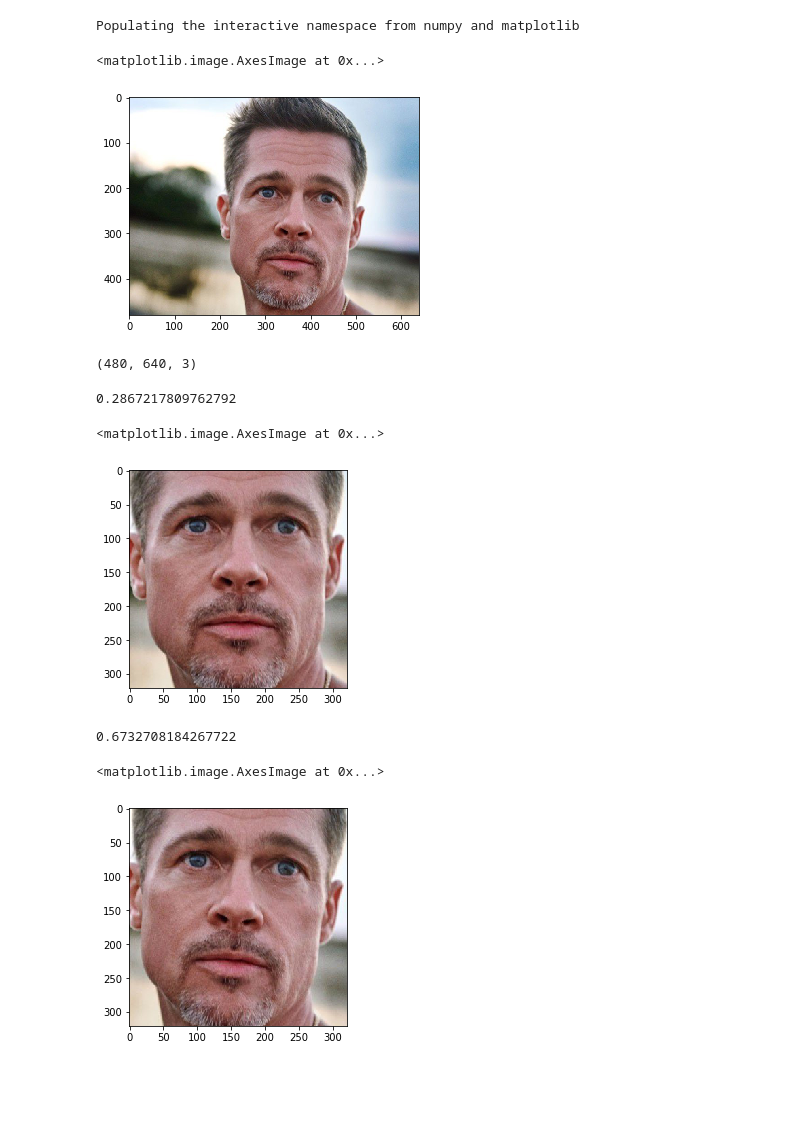
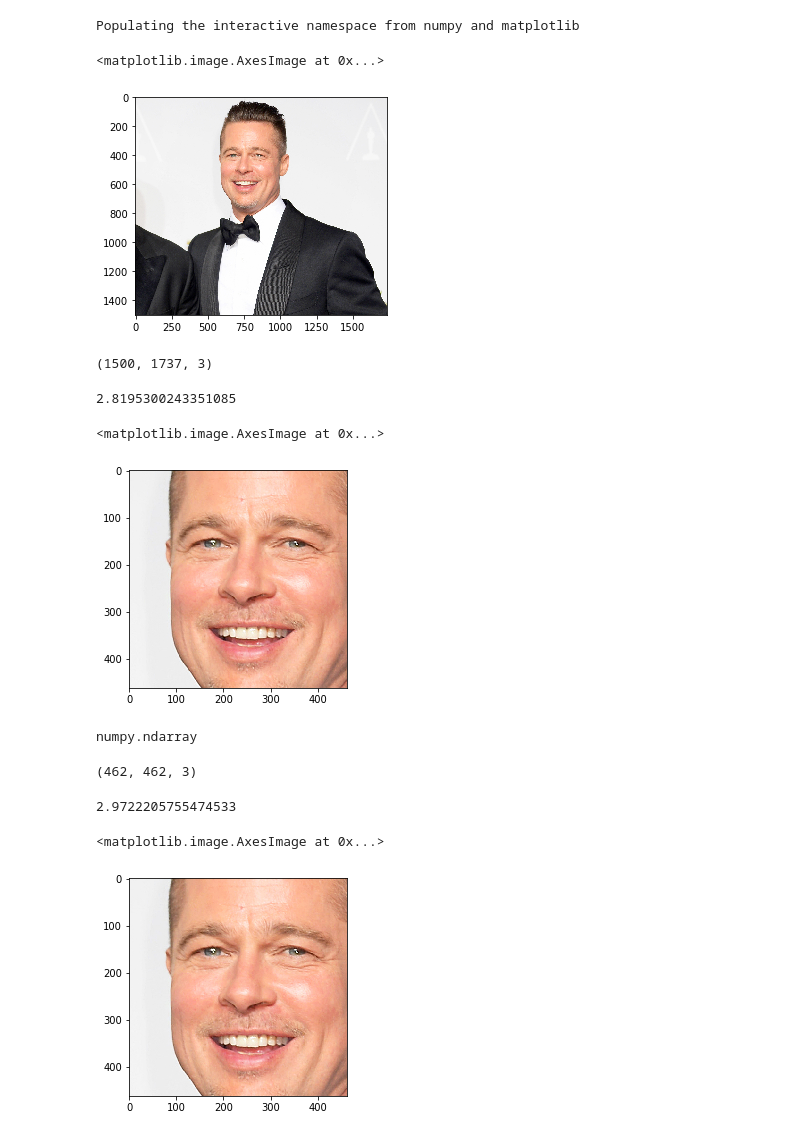
Before and after one commit to pikkaay/dlib-face_alignment, a Jupyter notebook: notebook.ipynb, the cells around one changed output. Drawn from its saved outputs; the diff is of its cells as text; code cells hidden in the pictures; blank space fills up the shorter version.

```diff
--- a/notebook.ipynb
+++ b/notebook.ipynb
@@ -11,38 +11,53 @@ from dlib_utils import extract_left_eye_center, extract_right_eye_center, get_ro
 detector = dlib.get_frontal_face_detector()
 predictor = dlib.shape_predictor("shape_predictor_68_face_landmarks.dat")
 # %%
-img = cv2.cvtColor(cv2.imread('./data/bradpit3.jpg'), cv2.COLOR_BGR2RGB)
+img = cv2.cvtColor(cv2.imread('./data/bradpit.jpg'), cv2.COLOR_BGR2RGB)
 # %%
 plt.imshow(img)
 # %% [output]
 <matplotlib.image.AxesImage at 0x...>
-[figure, old version]
+[figure, new version]
 # %%
 img.shape
 # %% [output]
-(480, 640, 3)
+(1500, 1737, 3)
 # %%
 s_height, s_width = img.shape[:2]
+# %%
+dets = detector(img, 1)
+# %%
+for i, det in enumerate(dets):
+    if i>0:
+        print("multiple faces")
 # %%
 tic = time.clock()
 
 
 dets = detector(img, 1)
 
 for i, det in enumerate(dets):
     shape = predictor(img, det)
     left_eye = extract_left_eye_center(shape)
     right_eye = extract_right_eye_center(shape)
     M = get_rotation_matrix(left_eye, right_eye)
     rotated = cv2.warpAffine(img, M, (s_width, s_height), flags=cv2.INTER_CUBIC)
     aligned_face = crop_image(rotated, det)
+    break
 
 
 toc = time.clock()
 print(toc - tic)
 
 plt.imshow(aligned_face)
 # %% [output]
-0.2867217809762792
+2.8195300243351085
 <matplotlib.image.AxesImage at 0x...>
-[figure, old version]
+[figure, new version]
+# %%
+type(aligned_face)
+# %% [output]
+numpy.ndarray
+# %%
+aligned_face.shape
+# %% [output]
+(462, 462, 3)
@@ -49,4 +66,5 @@ plt.imshow(aligned_face)
 # %%
+#Normal cropped face
 tic = time.clock()
 
 def detect_face(image):
@@ -59,15 +77,17 @@ def detect_face(image):
 detected_face = detect_face(img)
 for n, face_rect in enumerate(detected_face):
     face = Image.fromarray(img).crop(face_rect)
+    break
+
 
 toc = time.clock()
 print(toc - tic)
 
 plt.imshow(face)
 # %% [output]
-0.6732708184267722
+2.9722205755474533
 <matplotlib.image.AxesImage at 0x...>
-[figure, old version]
+[figure, new version]
 # %%
 # plt.imshow(aligned)
 tic = time.clock()
```
Also changed, not shown: parts of 2 cells of this notebook.
